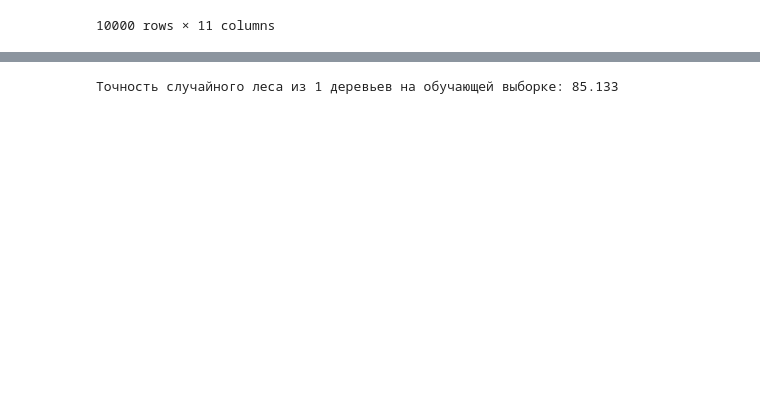
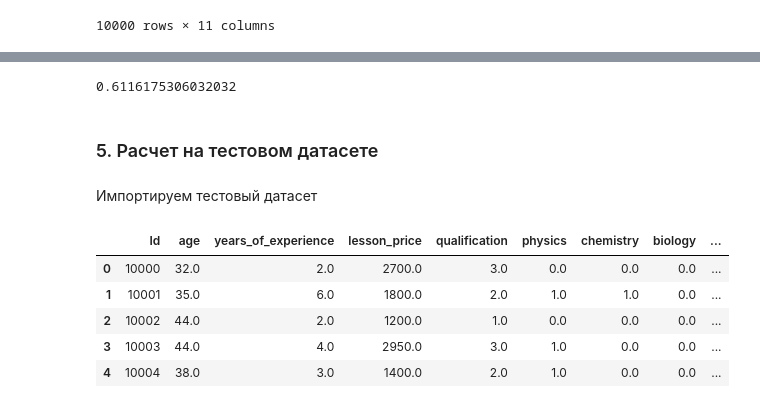
Before and after one commit to SeredinGs/algorithms, a Jupyter notebook: course/Final.ipynb, the cells around one changed output, grey strips where cells are left out. Saved outputs shown, nothing was run; the diff lists cells and outputs as text; code cells hidden in the pictures; blank space fills up the shorter version.

```diff
--- a/course/Final.ipynb
+++ b/course/Final.ipynb
@@ -365,5 +389,0 @@ print(f'Точность случайного леса из {n_trees} дерев
-# %%
-task_train_accuracy_2 = accuracy_metric(task_test_labels, task_test_answers_1)
-print(f'Точность случайного леса из {n_trees} деревьев на обучающей выборке: {task_train_accuracy_2:.3f}')
-# %% [output]
-Точность случайного леса из 1 деревьев на обучающей выборке: 85.133
@@ -369,0 +392,19 @@ print(f'Точность случайного леса из {n_trees} дерев
+# %%
+auc1 = rocauc(task_test_labels, task_train_answers_1)
+auc1
+# %% [output]
+0.6116175306032032
+# %% [markdown]
+### 5. Расчет на тестовом датасете
+# %% [markdown]
+Импортируем тестовый датасет
+# %%
+test_dataset = pd.read_csv('./data/test.csv', sep=',')
+test_dataset.head()
+# %% [output]
+|  | Id | age | years_of_experience | lesson_price | qualification | physics | chemistry | biology | ... |
+| 0 | 10000 | 32.0 | 2.0 | 2700.0 | 3.0 | 0.0 | 0.0 | 0.0 | ... |
+| 1 | 10001 | 35.0 | 6.0 | 1800.0 | 2.0 | 1.0 | 1.0 | 0.0 | ... |
+| 2 | 10002 | 44.0 | 2.0 | 1200.0 | 1.0 | 0.0 | 0.0 | 0.0 | ... |
+| 3 | 10003 | 44.0 | 4.0 | 2950.0 | 3.0 | 1.0 | 0.0 | 0.0 | ... |
+| 4 | 10004 | 38.0 | 3.0 | 1400.0 | 2.0 | 1.0 | 0.0 | 0.0 | ... |
```
Also changed, not shown: parts of 45 cells of this notebook, 1 other file.
